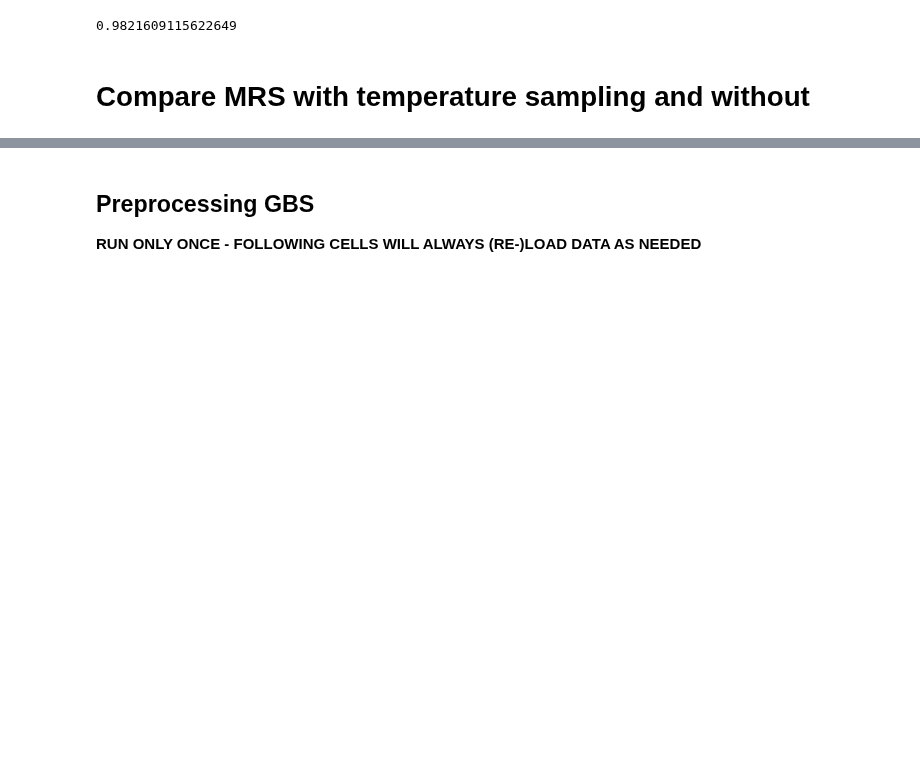
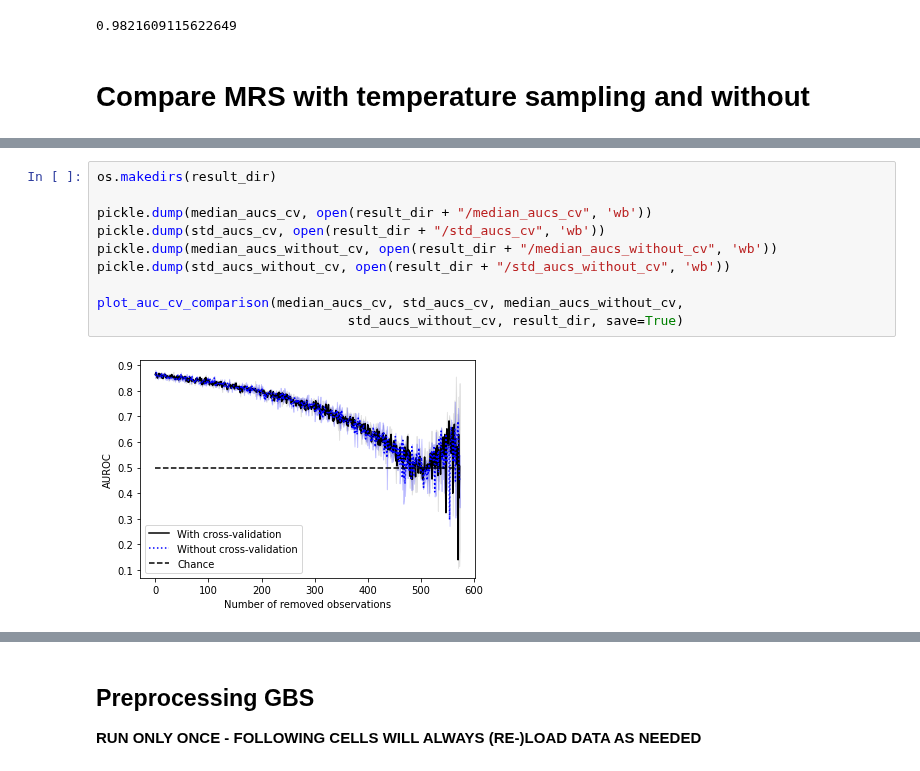
Before and after one commit to laksannathan/maximal-representative-sampling, a Jupyter notebook: src/Maximal Representative Sampling.ipynb, the cells around one changed output, grey strips where cells are left out. Drawn from its saved outputs; the diff is of its cells as text; blank space fills up the shorter version.

```diff
--- a/src/Maximal Representative Sampling.ipynb
+++ b/src/Maximal Representative Sampling.ipynb
@@ -1004,3 +1043,15 @@ plot_auc_cv_comparison(median_aucs_cv, std_aucs_cv, median_aucs_without_cv,
+# %%
+os.makedirs(result_dir)
+
+pickle.dump(median_aucs_cv, open(result_dir + "/median_aucs_cv", 'wb'))
+pickle.dump(std_aucs_cv, open(result_dir + "/std_aucs_cv", 'wb'))
+pickle.dump(median_aucs_without_cv, open(result_dir + "/median_aucs_without_cv", 'wb'))
+pickle.dump(std_aucs_without_cv, open(result_dir + "/std_aucs_without_cv", 'wb'))
+
+plot_auc_cv_comparison(median_aucs_cv, std_aucs_cv, median_aucs_without_cv,
+                                std_aucs_without_cv, result_dir, save=True)
+# %% [output]
+[figure, added]
 # %%
 def MRS_without_cv(N: pd.DataFrame, R: pd.DataFrame, columns: list, number_of_splits = 5, temperature: float=0.5,
         n_drop: int=1, cv=5):
```
Also changed, not shown: parts of 15 cells of this notebook.
